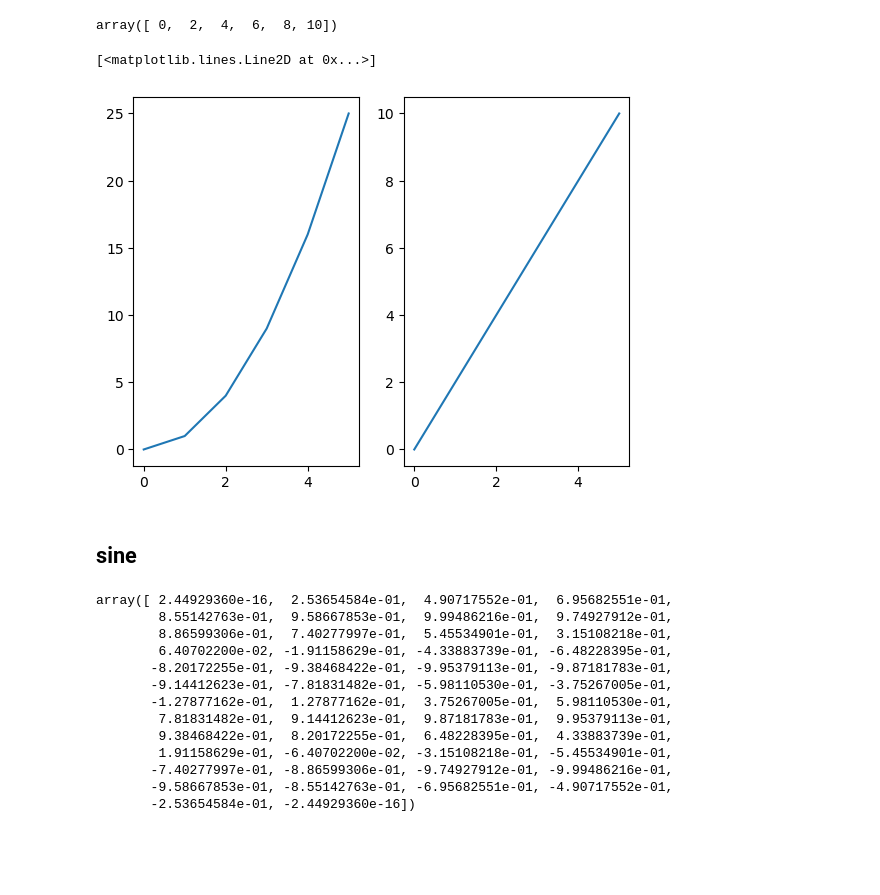
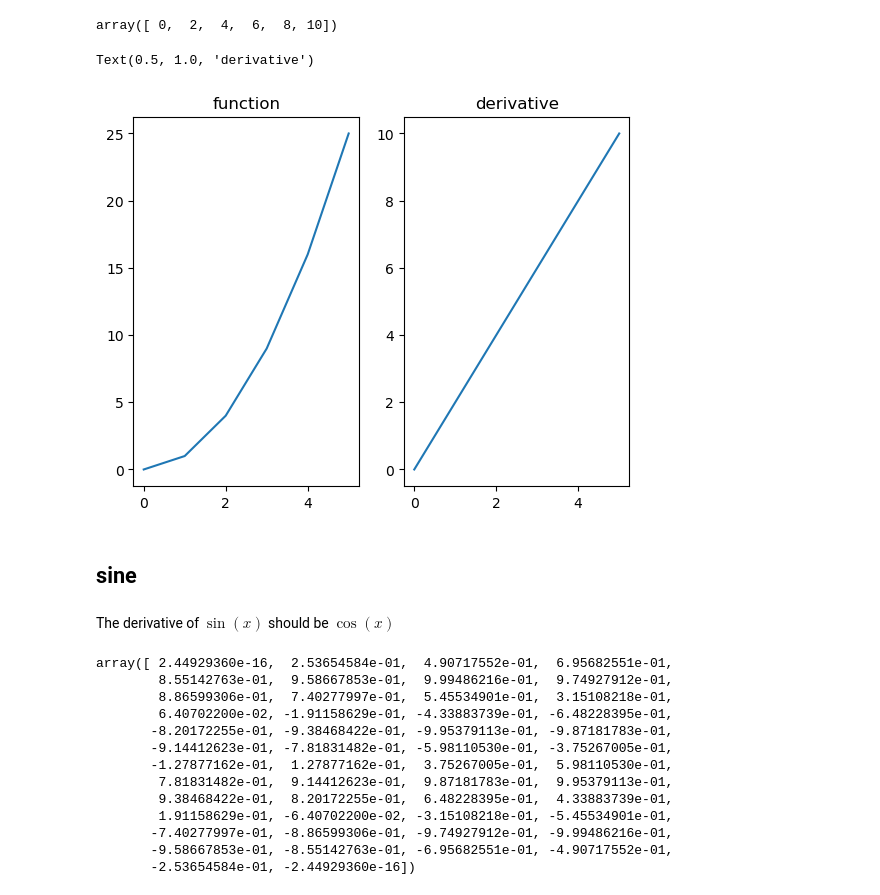
Before and after one commit to jjpp109309/autodiff, a Jupyter notebook: notebooks/tensors.ipynb, the cells around one changed output. Saved outputs shown, nothing was run; the diff lists cells and outputs as text; code cells hidden in the pictures; blank space fills up the shorter version.

```diff
--- a/notebooks/tensors.ipynb
+++ b/notebooks/tensors.ipynb
@@ -69,12 +71,17 @@ array([ 0,  2,  4,  6,  8, 10])
 # %%
 fig, (ax1, ax2) = plt.subplots(ncols=2)
 ax1.plot(x1.value, y.value)
 ax2.plot(x1.value, x1.gradient)
+
+ax1.set_title('function')
+ax2.set_title('derivative')
 # %% [output]
-[<matplotlib.lines.Line2D at 0x...>]
+Text(0.5, 1.0, 'derivative')
-[figure, old version]
+[figure, new version]
 # %% [markdown]
 ## sine
+# %% [markdown]
+The derivative of $\sin(x)$ should be $\cos(x)$
 # %%
 x1 = Tensor(np.pi * np.linspace(-2, 2))
 # %%
```
Also changed, not shown: parts of 4 cells of this notebook.
